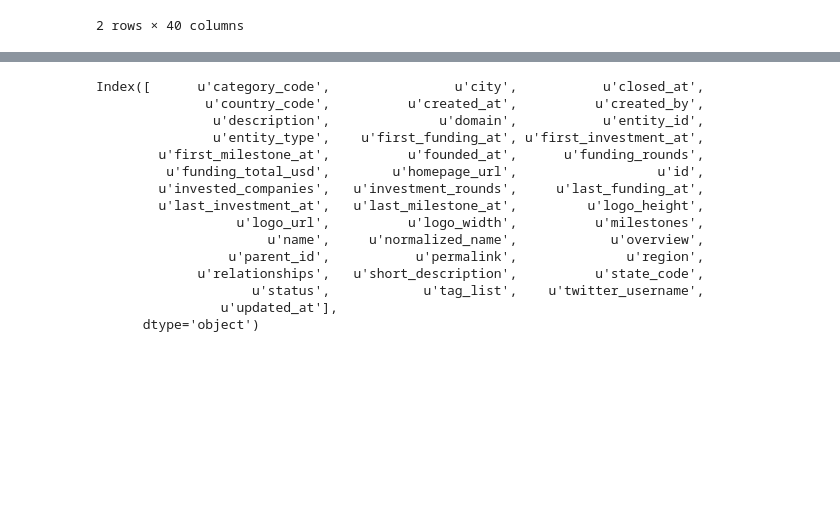
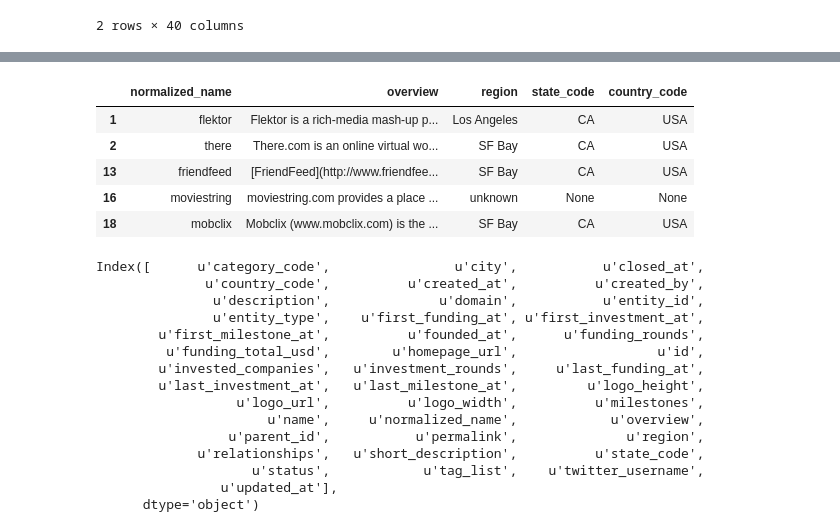
Before and after one commit to krishnr/Delphi, a Jupyter notebook: data_aug.ipynb, the cells around one changed output, grey strips where cells are left out. Drawn from its saved outputs; the diff is of its cells as text; code cells hidden in the pictures; blank space fills up the shorter version.

```diff
--- a/data_aug.ipynb
+++ b/data_aug.ipynb
@@ -239,0 +261,2 @@ df_objects.head(2) # largest table
+# %%
+df_company = df_objects[(df_objects.status != "operating") & (df_objects.entity_type == "Company")]
@@ -240 +280,10 @@ df_objects.head(2) # largest table
+# %%
+df_company.head(5)[["normalized_name", "overview", "region", "state_code", "country_code"]]
+# %% [output]
+|  | normalized_name | overview | region | state_code | country_code |
+| 1 | flektor | Flektor is a rich-media mash-up p... | Los Angeles | CA | USA |
+| 2 | there | There.com is an online virtual wo... | SF Bay | CA | USA |
+| 13 | friendfeed | [FriendFeed](http://www.friendfee... | SF Bay | CA | USA |
+| 16 | moviestring | moviestring.com provides a place ... | unknown | None | None |
+| 18 | mobclix | Mobclix (www.mobclix.com) is the ... | SF Bay | CA | USA |
 # %%
```
Also changed, not shown: parts of 15 cells of this notebook.
